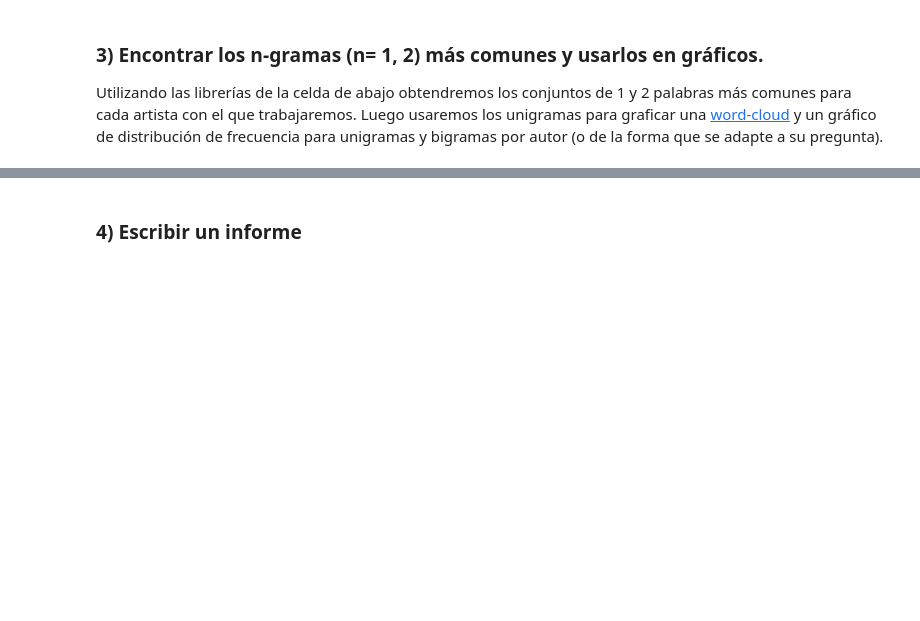
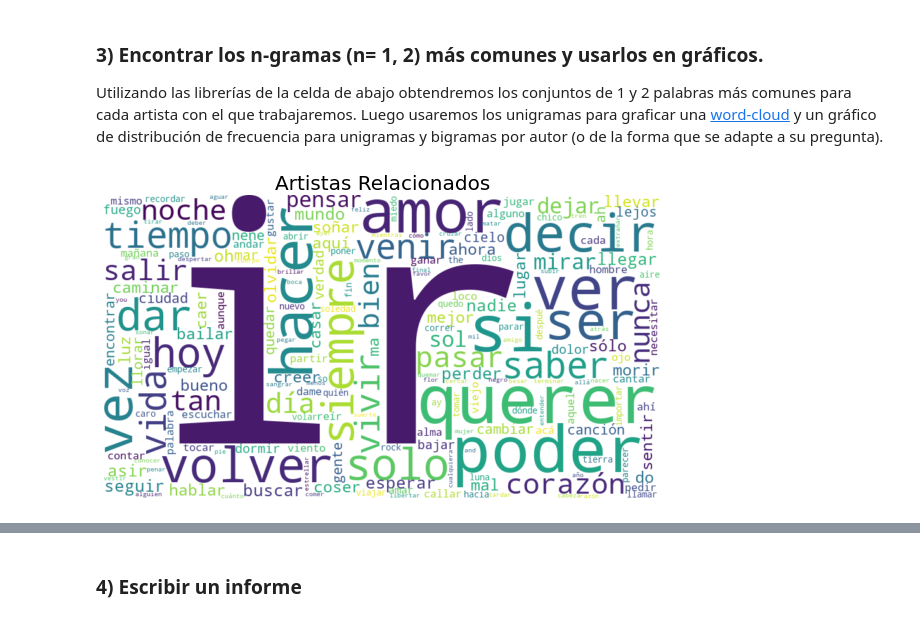
Before and after one commit to igutierrez-projects/IA-project-classify-tracks, a Jupyter notebook: TP2_Mentoria_2020.ipynb, the cells around one changed output, grey strips where cells are left out. Saved outputs shown, nothing was run; the diff lists cells and outputs as text; code cells hidden in the pictures; blank space fills up the shorter version.

```diff
--- a/TP2_Mentoria_2020.ipynb
+++ b/TP2_Mentoria_2020.ipynb
@@ -311,0 +348,4 @@ Utilizando las librerías de la celda de abajo obtendremos los conjuntos de 1 y
+# %%
+andres_calamaro_lyrics_text = full_lyrics_text_from_original_df(df_npl_andres_calamaro)
+related_artist_lyrics_text = full_lyrics_text_from_original_df(df_npl_competencia)
+all_artists_lyrics_text = "{} {}".format(andres_calamaro_lyrics_text, related_artist_lyrics_text)
@@ -311,0 +363,11 @@ Utilizando las librerías de la celda de abajo obtendremos los conjuntos de 1 y
+# %%
+wordcloud_all_related_artist = wordcloud_from_lyric(all_artists_lyrics_text)
+# %%
+plt.figure(figsize=(10, 6))
+plt.imshow(wordcloud_all_related_artist, interpolation='bilinear',)
+plt.axis("off")
+plt.title('Artistas Relacionados', fontsize = 20)
+#plt.margins(x=0, y=0)
+plt.show()
+# %% [output]
+[figure, added]
```
Also changed, not shown: parts of 18 cells of this notebook.
